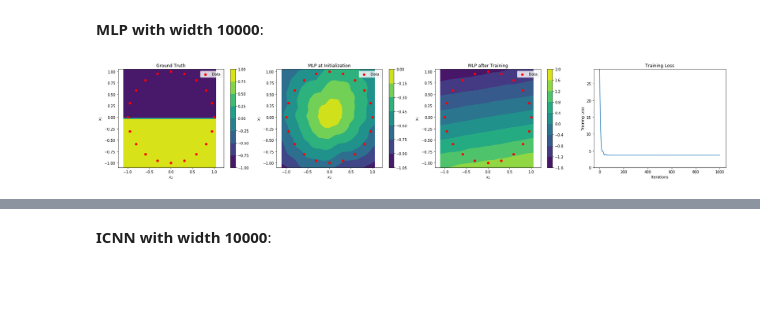
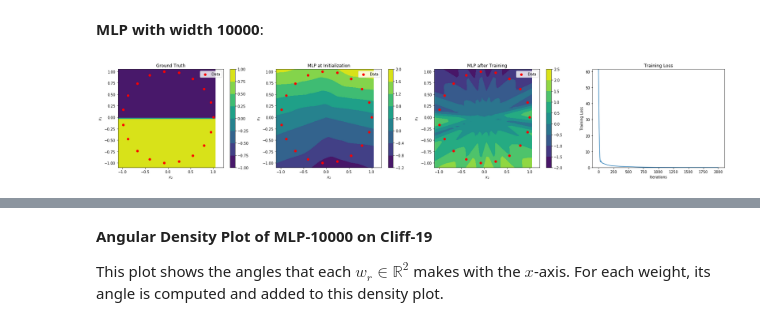
Before and after one commit to mdnls/icnn-numerical-experiments, a Jupyter notebook: Visualizing ICNNs in 2D.ipynb, the cells around one changed output, grey strips where cells are left out. Saved outputs shown, nothing was run; the diff lists cells and outputs as text; code cells hidden in the pictures; blank space fills up the shorter version.

```diff
--- a/Visualizing ICNNs in 2D.ipynb
+++ b/Visualizing ICNNs in 2D.ipynb
@@ -251,14 +131,15 @@ where $x_i^{(2)} = \langle x_i, e_2 \rangle$ is the up-down coordinate in $\math
 # %% [markdown]
 **MLP with width 10000**:
 # %%
-x, true_y, net_y = net_heatmap_comparison(net_arch="mlp",
+x, true_y, net_y, net = net_heatmap_comparison(net_arch="mlp",
                                           width=10000,
                                           data_func=DataFunc().cliff,
-                                          n_points=20,
-                                          sampling_method="regular")
+                                          n_points=19,
+                                          sampling_method="regular",
+                                          tparams=TParams(lr=0.001, iters=2000, b1=0.9, b2=0.9))
 
 df = pd.DataFrame(np.concatenate((true_y, net_y), axis=-1).T, index=["True y", "Output y"])
 df
 # %% [output]
-[figure, old version]
+[figure, new version]
 |  | 0 | 1 | 2 | 3 | 4 | 5 | 6 | 7 | 8 | 9 | 10 | ... |
@@ -267,2 +148,4 @@ df
-# %% [markdown]
-**ICNN with width 10000**:
+# %% [markdown]
+**Angular Density Plot of MLP-10000 on Cliff-19**
+
+This plot shows the angles that each $w_r \in \mathbb{R}^2$ makes with the $x$-axis. For each weight, its angle is computed and added to this density plot.
```
Also changed, not shown: parts of 18 cells of this notebook, 4 other files.
